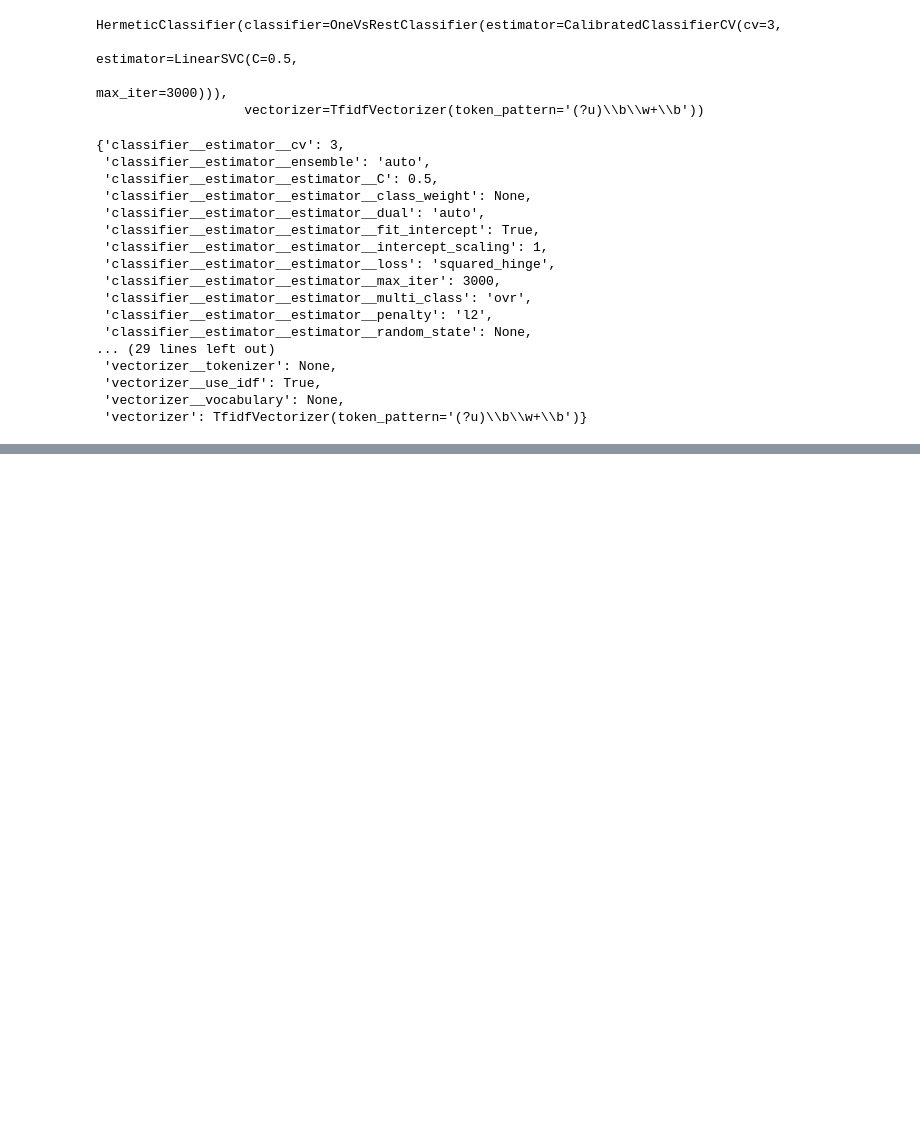
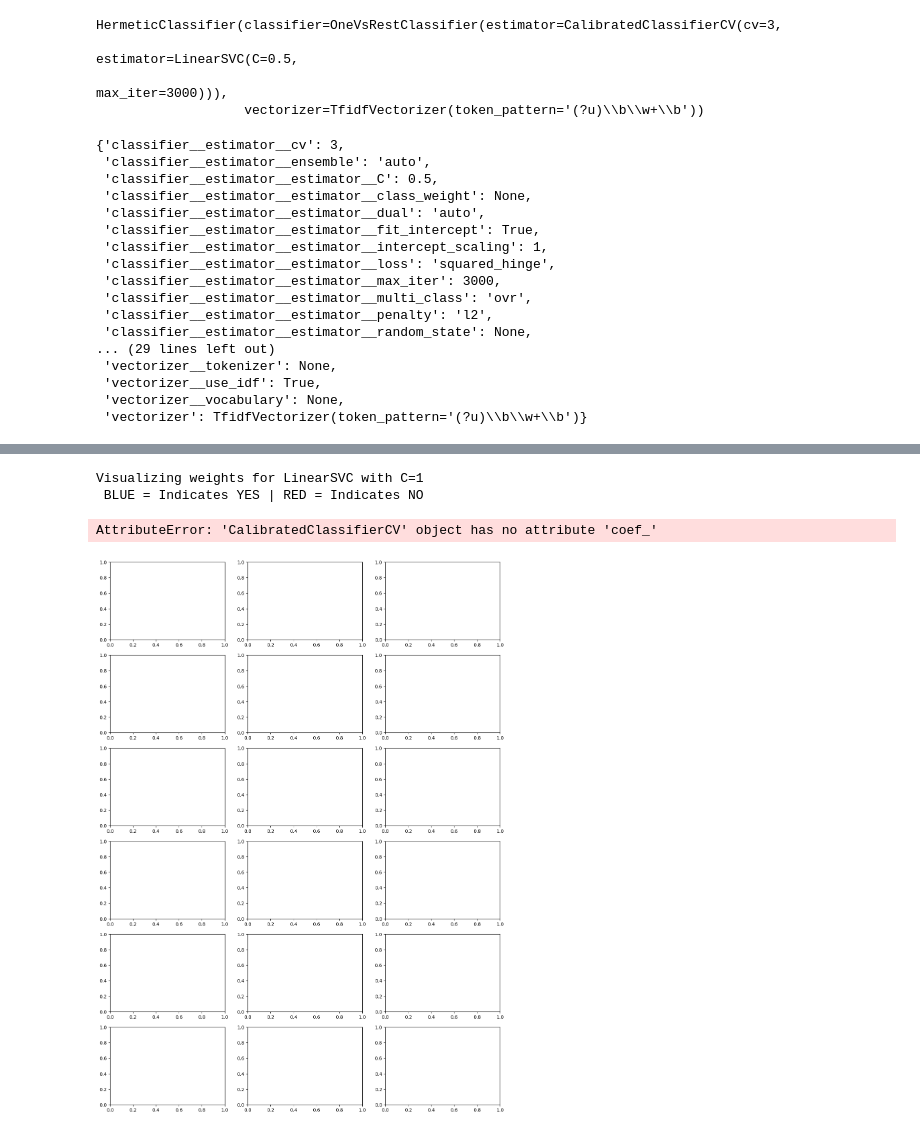
Before and after one commit to beatrizmarques2005/text_mining_in_reviews, a Jupyter notebook: notebooks/03_multilabel_classification.ipynb, the cells around one changed output, grey strips where cells are left out. Drawn from its saved outputs; the diff is of its cells as text; code cells hidden in the pictures; blank space fills up the shorter version.

Commit message:
grid search corrected and organized notebook

```diff
--- a/notebooks/03_multilabel_classification.ipynb
+++ b/notebooks/03_multilabel_classification.ipynb
@@ -1362,7 +1362,7 @@ grid_search = GridSearchCV(
     refit="f1_weighted",
     return_train_score=True
 )
-grid_result = grid_search.fit(X_train, y_train_merged)
+grid_result = grid_search.fit(X_train_c, y_train_merged_c)
 # %% [output]
 Fitting 5 folds for each of 24 candidates, totalling 120 fits
 [CV 1/5] END classifier__estimator__estimator__C=0.5, classifier__estimator__estimator__class_weight=None, classifier__estimator__estimator__loss=hinge, vectorizer=TfidfVectorizer(token_pattern='(?u)\ ...
@@ -1393,4 +1398,6 @@ NameError: name 'grid_result' is not defined
 
 [Back to TOC](#toc)
+# %%
+X_test_c = X_test_c.squeeze()
 # %%
 global_results, category_results = evaluate_model_cv(
@@ -1412,25 +1433,26 @@ param_grid = {
 # %%
-try:
-    best_C = grid_result.best_params_['classifier__estimator__estimator__C']
-    best_class_weight = grid_result.best_params_['classifier__estimator__class_weight']
-    best_loss = grid_result.best_params_['classifier__estimator__loss']
-except KeyError:
-    best_C = 1
+best_C = grid_result.best_params_.get('classifier__estimator__estimator__C', 1)
+best_class_weight = grid_result.best_params_.get('classifier__estimator__estimator__class_weight', None)
+best_loss = grid_result.best_params_.get('classifier__estimator__estimator__loss', "squared_hinge")
 
-print(f"Visualizing weights for LinearSVC with C={best_C}")
 
 tfidf_vectorizer.fit(X_test_c)
 feature_names = tfidf_vectorizer.get_feature_names_out()
 
 viz_model = OneVsRestClassifier(CalibratedClassifierCV(
             LinearSVC(C = best_C, class_weight=best_class_weight, loss=best_loss, max_iter=3000), cv=3))
 
 X_trans = tfidf_vectorizer.transform(X_test_c)
 viz_model.fit(X_trans, y_test_merged_c)
 
 # --- Step 4: Run it ---
 print(" BLUE = Indicates YES | RED = Indicates NO")
-plot_top_features(viz_model, feature_names, mlb.classes_, top_n=7)
+plot_top_features(viz_model, feature_names, class_labels=list(y_test_merged_c.columns), top_n=7)
+# %% [output]
+Visualizing weights for LinearSVC with C=1
+ BLUE = Indicates YES | RED = Indicates NO
+AttributeError: 'CalibratedClassifierCV' object has no attribute 'coef_'
+[figure, added]
 # %%
 y_test_pred = hermetic_model.predict(X_test_c)
 
```
Also changed, not shown: parts of 46 cells of this notebook, 1 other file.
